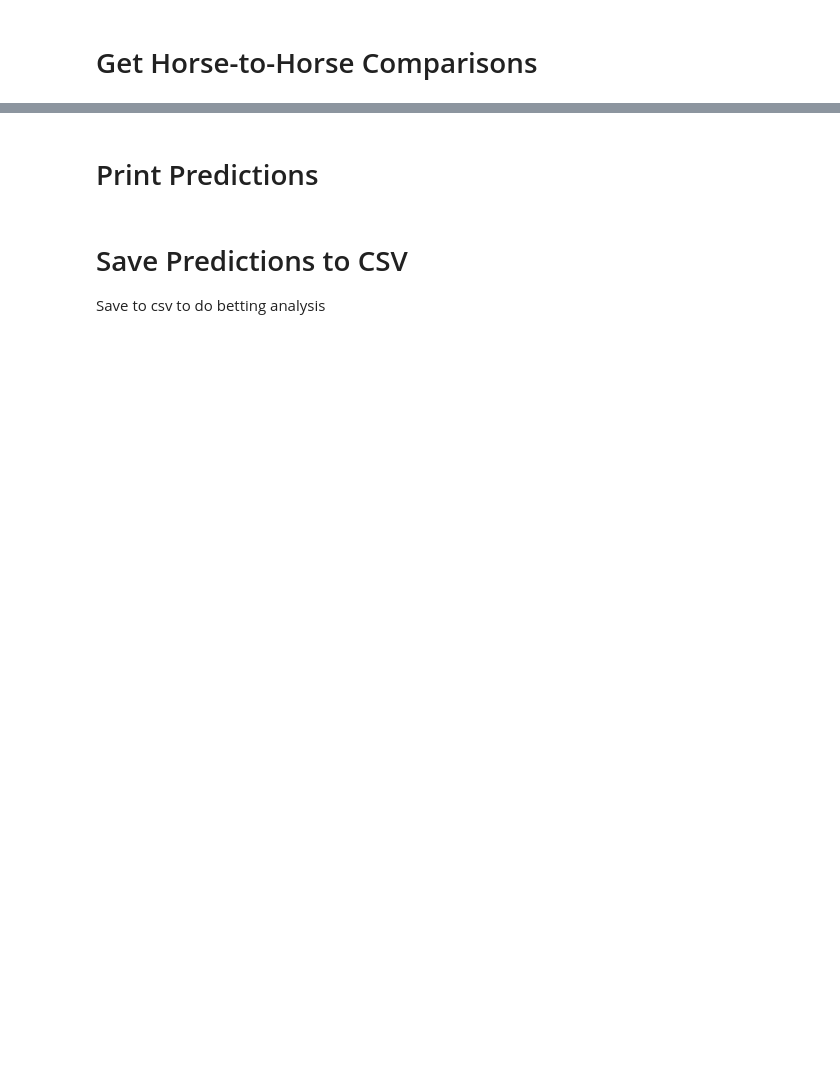
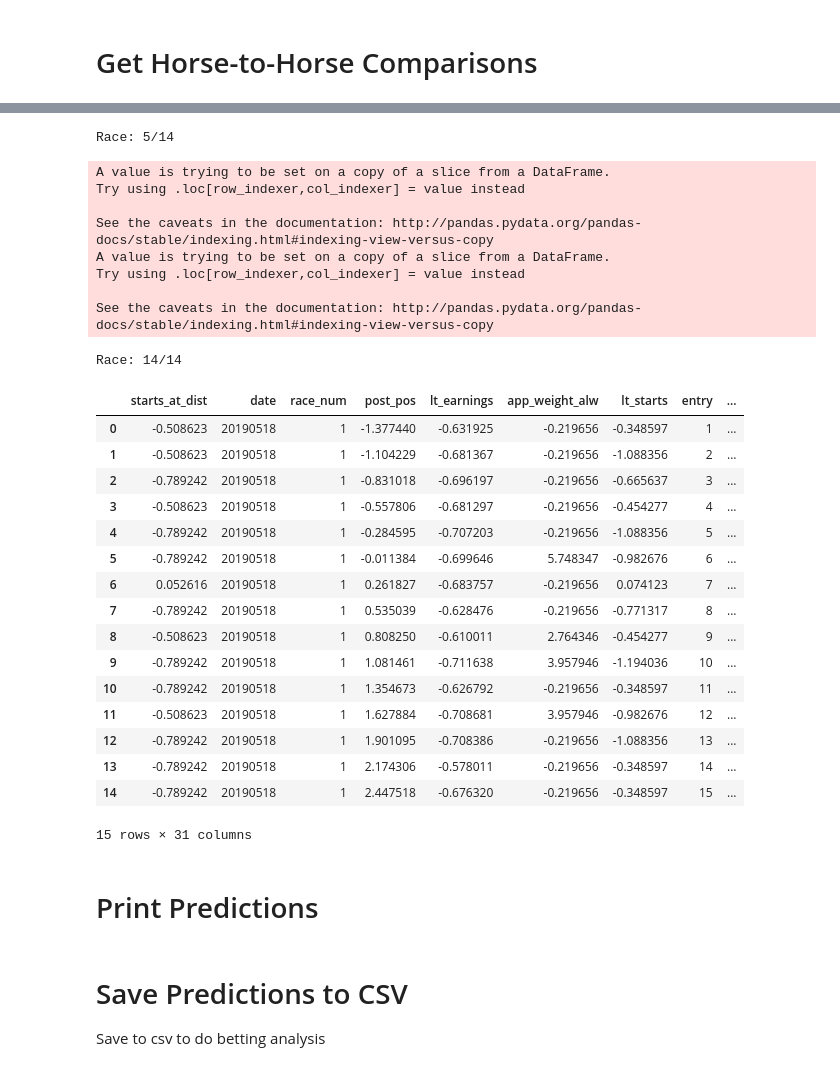
Before and after one commit to ncasale/razor-ml, a Jupyter notebook: Prediction-Engine.ipynb, the cells around one changed output, grey strips where cells are left out. Cells and saved outputs as stored; diff of their text form; code cells hidden in the pictures; blank space fills up the shorter version.

```diff
--- a/Prediction-Engine.ipynb
+++ b/Prediction-Engine.ipynb
@@ -799,3 +832,74 @@ Race: 14/14
+# %%
+# Get all races
+unique_races = master_df.groupby(['date', 'race_num', 'track_code']).size().reset_index()
+
+# Create new columns
+master_df['win_pct'] = pd.Series(0, index=master_df.index)
+master_df['h2h_pct'] = pd.Series(0, index=master_df.index)
+#master_df['ML %'] = pd.Series(0, index=master_df.index)
+
+
+# Iterate through each race
+for ii, row in unique_races.iterrows():
+    print('Race: {}/{}'.format(ii+1, len(unique_races)), end='\r', flush=True)
+    # Get race characteristics
+    date = row.date
+    track_code = row.track_code
+    race_num = row.race_num
+    # Get master_df slice for this race
+    race_df = master_df.loc[(master_df.date == date) &
+                           (master_df.race_num == race_num) &
+                           (master_df.track_code == track_code)]
+
+    # First normalize the win column
+    win_sum = float(np.sum(race_df['win']))
+    race_df['win_pct'] = round(race_df['win'] / win_sum, 4) * 100.
+
+    # Now normalize the h2h
+    h2h_sum = float(np.sum(race_df['h2h']))
+    race_df['h2h_pct'] = round(race_df['h2h'] / h2h_sum, 4) * 100.
+
+    # Normalize ml_odds
+    #ml_sum = float(np.sum(race_df['odds']))
+    #race_df['ml_pct'] = round(race_df['odds'] / ml_sum, 4) * 100.
+
+    # Save cols back to master
+    race_idx = race_df.index
+    master_df.loc[race_idx, 'win_pct'] = race_df['win_pct']
+    master_df.loc[race_idx, 'h2h_pct'] = race_df['h2h_pct']
+    #master_df.loc[race_idx, 'ML Win %'] = race_df['ml_pct']
+
+# Now take the average of the two model win % to get an overall, equally weighted win %
+master_df['Model Win %'] = (master_df['win_pct'] + master_df['h2h_pct']) / 2.
+master_df.head(15)
+# %% [output]
+Race: 5/14
+A value is trying to be set on a copy of a slice from a DataFrame.
+Try using .loc[row_indexer,col_indexer] = value instead
+
+See the caveats in the documentation: http://pandas.pydata.org/pandas-docs/stable/indexing.html#indexing-view-versus-copy
+A value is trying to be set on a copy of a slice from a DataFrame.
+Try using .loc[row_indexer,col_indexer] = value instead
+
+See the caveats in the documentation: http://pandas.pydata.org/pandas-docs/stable/indexing.html#indexing-view-versus-copy
+Race: 14/14
+|  | starts_at_dist | date | race_num | post_pos | lt_earnings | app_weight_alw | lt_starts | entry | ... |
+| 0 | -0.508623 | 20190518 | 1 | -1.377440 | -0.631925 | -0.219656 | -0.348597 | 1 | ... |
+| 1 | -0.508623 | 20190518 | 1 | -1.104229 | -0.681367 | -0.219656 | -1.088356 | 2 | ... |
+| 2 | -0.789242 | 20190518 | 1 | -0.831018 | -0.696197 | -0.219656 | -0.665637 | 3 | ... |
+| 3 | -0.508623 | 20190518 | 1 | -0.557806 | -0.681297 | -0.219656 | -0.454277 | 4 | ... |
+| 4 | -0.789242 | 20190518 | 1 | -0.284595 | -0.707203 | -0.219656 | -1.088356 | 5 | ... |
+| 5 | -0.789242 | 20190518 | 1 | -0.011384 | -0.699646 | 5.748347 | -0.982676 | 6 | ... |
+| 6 | 0.052616 | 20190518 | 1 | 0.261827 | -0.683757 | -0.219656 | 0.074123 | 7 | ... |
+| 7 | -0.789242 | 20190518 | 1 | 0.535039 | -0.628476 | -0.219656 | -0.771317 | 8 | ... |
+| 8 | -0.508623 | 20190518 | 1 | 0.808250 | -0.610011 | 2.764346 | -0.454277 | 9 | ... |
+| 9 | -0.789242 | 20190518 | 1 | 1.081461 | -0.711638 | 3.957946 | -1.194036 | 10 | ... |
+| 10 | -0.789242 | 20190518 | 1 | 1.354673 | -0.626792 | -0.219656 | -0.348597 | 11 | ... |
+| 11 | -0.508623 | 20190518 | 1 | 1.627884 | -0.708681 | 3.957946 | -0.982676 | 12 | ... |
+| 12 | -0.789242 | 20190518 | 1 | 1.901095 | -0.708386 | -0.219656 | -1.088356 | 13 | ... |
+| 13 | -0.789242 | 20190518 | 1 | 2.174306 | -0.578011 | -0.219656 | -0.348597 | 14 | ... |
+| 14 | -0.789242 | 20190518 | 1 | 2.447518 | -0.676320 | -0.219656 | -0.348597 | 15 | ... |
+15 rows × 31 columns
 # %% [markdown]
 # Print Predictions
 # %%
```
Also changed, not shown: parts of 4 cells of this notebook, 2 other files.
